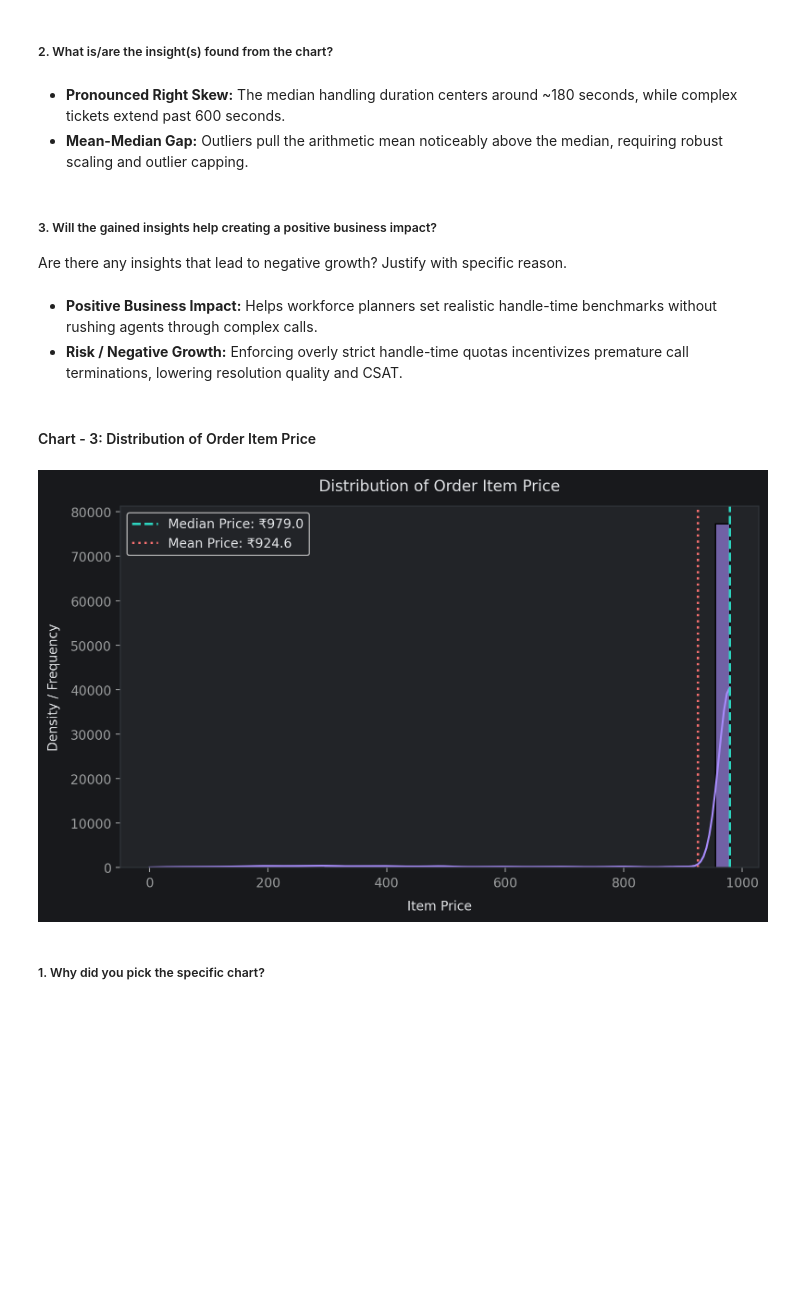
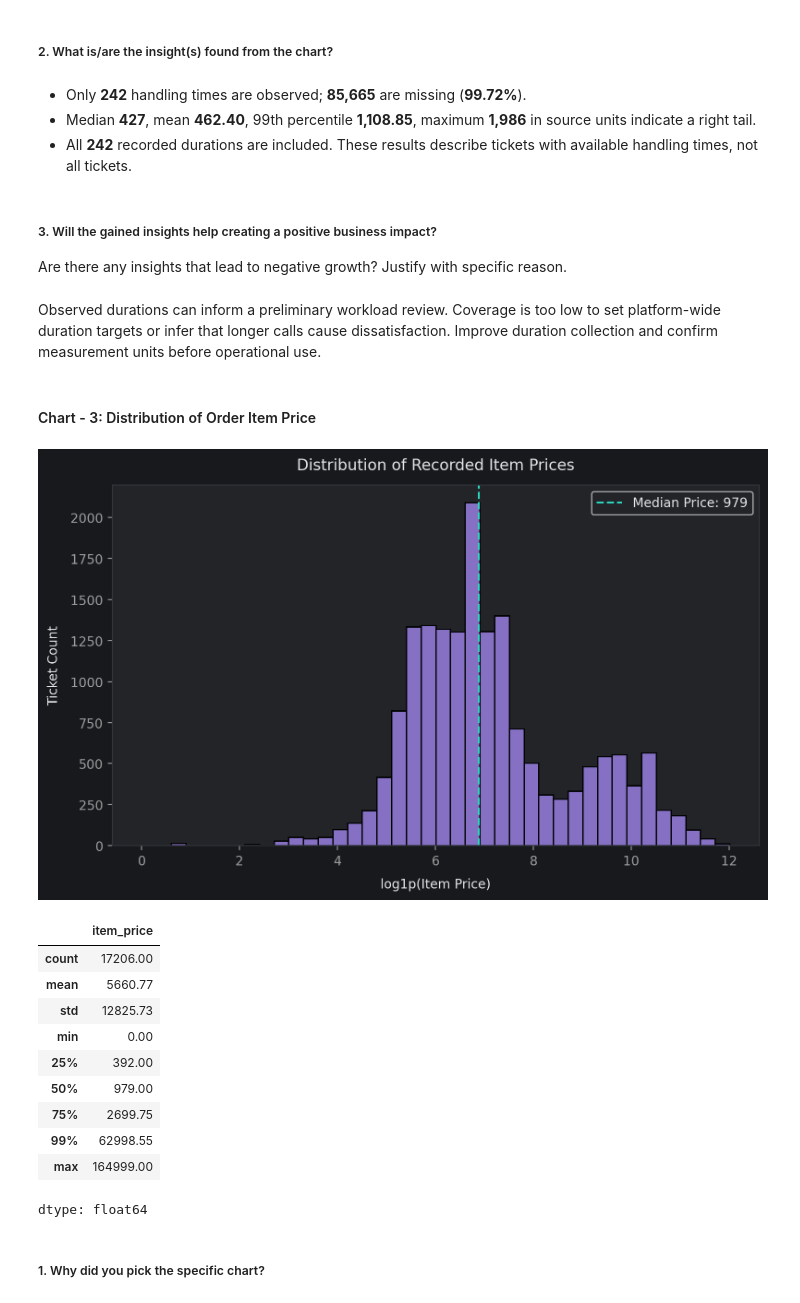
Before and after one commit to saiabhiram-simhadri/ecommerce-customer-satisfaction-score-prediction, a Jupyter notebook: E_Commerce_Customer_Satisfaction_Score_Prediction.ipynb, the cells around one changed output. Cells and saved outputs as stored; diff of their text form; code cells hidden in the pictures; blank space fills up the shorter version.

```diff
--- a/E_Commerce_Customer_Satisfaction_Score_Prediction.ipynb
+++ b/E_Commerce_Customer_Satisfaction_Score_Prediction.ipynb
@@ -623,3 +618,14 @@ This section executes an Exploratory Data Analysis (EDA) structured under the **
+# %%
+# Common groups and colors used throughout EDA.
+cohort_order = ['Dissatisfied (1-2)', 'Neutral (3)', 'Satisfied (4-5)']
+cohort_palette = dict(zip(cohort_order, [CUSTOM_THEME['coral'], CUSTOM_THEME['orange'], CUSTOM_THEME['teal']]))
+eda_df['satisfaction_cohort'] = pd.cut(eda_df['csat_score'], [0, 2, 3, 5], labels=cohort_order)
+tenure_order = ['On Job Training', '0-30', '31-60', '61-90', '>90']
+tenure_order += sorted(set(eda_df['tenure_bucket']) - set(tenure_order))
+top_cats = eda_df['category'].value_counts().head(6).index
+overall_mean = eda_df['csat_score'].mean()
+
+rating_palette = [CUSTOM_THEME['coral'], CUSTOM_THEME['orange'], CUSTOM_THEME['purple'], CUSTOM_THEME['teal'], CUSTOM_THEME['teal']]
 # %% [markdown]
 ### Univariate Analysis (Charts 1 – 5)
 Examining single-variable distributions, class skewness, and baseline central tendencies in isolation.
@@ -702,36 +701,43 @@ A continuous histogram combined with Kernel Density Estimation (KDE) and central
 # %% [markdown]
 ##### 2. What is/are the insight(s) found from the chart?
-# %% [markdown]
-* **Pronounced Right Skew:** The median handling duration centers around ~180 seconds, while complex tickets extend past 600 seconds.
-* **Mean-Median Gap:** Outliers pull the arithmetic mean noticeably above the median, requiring robust scaling and outlier capping.
+# %% [markdown]
+* Only **242** handling times are observed; **85,665** are missing (**99.72%**).
+* Median **427**, mean **462.40**, 99th percentile **1,108.85**, maximum **1,986** in source units indicate a right tail.
+* All **242** recorded durations are included. These results describe tickets with available handling times, not all tickets.
 # %% [markdown]
 ##### 3. Will the gained insights help creating a positive business impact?
 
 Are there any insights that lead to negative growth? Justify with specific reason.
-# %% [markdown]
-* **Positive Business Impact:** Helps workforce planners set realistic handle-time benchmarks without rushing agents through complex calls.
-* **Risk / Negative Growth:** Enforcing overly strict handle-time quotas incentivizes premature call terminations, lowering resolution quality and CSAT.
+# %% [markdown]
+Observed durations can inform a preliminary workload review. Coverage is too low to set platform-wide duration targets or infer that longer calls cause dissatisfaction. Improve duration collection and confirm measurement units before operational use.
 # %% [markdown]
 #### Chart - 3: Distribution of Order Item Price
 # %%
-# Chart - 3 visualization code
+# Chart 3: log1p keeps low prices and the long price tail visible.
+prices = eda_df['item_price'].dropna()
+
 plt.figure(figsize=(8, 5))
-
-sns.histplot(df['item_price'], bins=40, kde=True, color=CUSTOM_THEME['purple'], alpha=0.6)
-median_price = df['item_price'].median()
-mean_price = df['item_price'].mean()
-
-plt.axvline(median_price, color=CUSTOM_THEME['teal'], linestyle='--', linewidth=1.8, label=f'Median Price: ₹{median_price:.1f}')
-plt.axvline(mean_price, color=CUSTOM_THEME['coral'], linestyle=':', linewidth=1.8, label=f'Mean Price: ₹{mean_price:.1f}')
-
-plt.title('Distribution of Order Item Price')
-plt.xlabel('Item Price')
-plt.ylabel('Density / Frequency')
+sns.histplot(np.log1p(prices), bins=40, color=CUSTOM_THEME['purple'])
+plt.axvline(np.log1p(prices.median()), color=CUSTOM_THEME['teal'], linestyle='--', label=f'Median Price: {prices.median():.0f}')
+plt.title('Distribution of Recorded Item Prices')
+plt.xlabel('log1p(Item Price)')
+plt.ylabel('Ticket Count')
 plt.legend()
-
 plt.tight_layout()
 plt.show()
+display(prices.describe(percentiles=[.25, .5, .75, .99]).round(2))
 # %% [output]
-[figure, old version]
+[figure, new version]
+|  | item_price |
+| count | 17206.00 |
+| mean | 5660.77 |
+| std | 12825.73 |
+| min | 0.00 |
+| 25% | 392.00 |
+| 50% | 979.00 |
+| 75% | 2699.75 |
+| 99% | 62998.55 |
+| max | 164999.00 |
+dtype: float64
 # %% [markdown]
 ##### 1. Why did you pick the specific chart?
```
Also changed, not shown: parts of 227 cells of this notebook, 24 other files.
